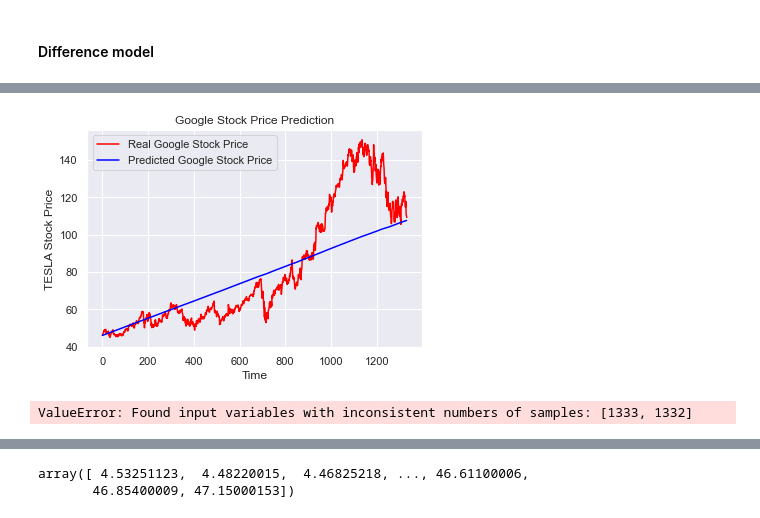
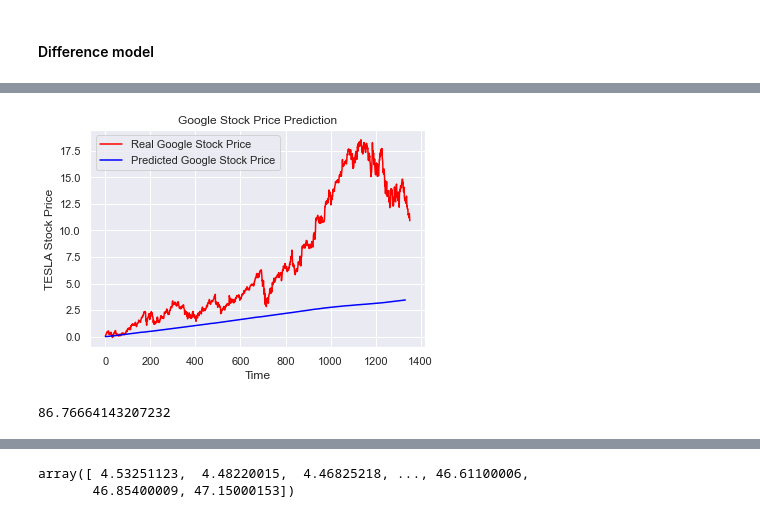
Before and after one commit to PWolf96/Stock-Predictor, a Jupyter notebook: Stock-Predictor-LSTM.ipynb, the cells around one changed output, grey strips where cells are left out. Cells and saved outputs as stored; diff of their text form; code cells hidden in the pictures.

```diff
--- a/Stock-Predictor-LSTM.ipynb
+++ b/Stock-Predictor-LSTM.ipynb
@@ -546,9 +472,8 @@ def build_lstm(X_train, y_train):
 # %% [markdown]
 #### Lag model
 # %%
-#X_train, X_test, y_train, y_test, y_normaliser, split_index, days_prior = data_preprocessing(df_GOOG, 21, 0.7, 'lag')
+X_train, X_test, y_train, y_test, y_test_norm, split_index, days_prior = data_preprocessing(df_GOOG, 21, 0.7, 'lag')
 model = build_lstm(X_train, y_train)
 predicted_stock_price = model.predict(X_test)
-#predicted_stock_price = y_normaliser.inverse_transform(predicted_stock_price)
 # %% [output]
 Epoch 1/25
@@ -624,8 +529,8 @@ As it can be seen, the model performs well until around timestep 850. Afterwards
 # %% [markdown]
 #### Difference model
 # %%
-X_train, X_test, y_train, y_normaliser, split_index, days_prior = data_preprocessing(df_GOOG, 21, 0.7, 'difference')
-model = build_lstm(X_train, y_train)
+#X_train, X_test, y_train, y_test, y_test_norm, split_index, days_prior = data_preprocessing(df_GOOG, 21, 0.7, 'difference')
+model = build_lstm1(X_train, y_train)
 predicted_stock_price = model.predict(X_test)
-predicted_stock_price = y_normaliser.inverse_transform(predicted_stock_price)
+#predicted_stock_price = y_normaliser.inverse_transform(predicted_stock_price)
 # %% [output]
@@ -641,21 +564,28 @@ df_GOOG[split_index:-days_prior].loc[:, ['adj_close']].values[0][0]
 # %%
-new_price = df_GOOG[split_index:-days_prior].loc[:, ['adj_close']].values[0][0]
-predicted_price = []
+# Visualising the results
+actual_price = 0
+actual_price_list = []
+for i in y_test_norm:
+    actual_price = actual_price + i - 0.3
+    actual_price_list.append(actual_price)
+
+predicted_price = 0
+predicted_price_list = []
 for i in predicted_stock_price:
-    new_price = new_price + i
-    predicted_price.append(new_price)
+    predicted_price = predicted_price + i - 0.3055
+    predicted_price_list.append(predicted_price)
 # Visualising the results
-plt.plot(df_GOOG[split_index:-days_prior].loc[:, ['adj_close']].values, color = "red", label = "Real Google Stock Price")
-plt.plot(predicted_price, color = "blue", label = "Predicted Google Stock Price")
+plt.plot(actual_price_list, color = "red", label = "Real Google Stock Price")
+plt.plot(predicted_price_list, color = "blue", label = "Predicted Google Stock Price")
 plt.title('Google Stock Price Prediction')
 plt.xlabel('Time')
 plt.ylabel('TESLA Stock Price')
 plt.legend()
 plt.show()
 print(mean_squared_error(df_GOOG[split_index:-21].loc[:, ['adj_close']].values, predicted_stock_price, squared = False))
 # %% [output]
-[figure, old version]
+[figure, new version]
-ValueError: Found input variables with inconsistent numbers of samples: [1333, 1332]
+86.76664143207232
 # %%
 #Setting of seed (to maintain constant result)
 tf.random.set_seed(20)
```
Also changed, not shown: parts of 31 cells of this notebook.
